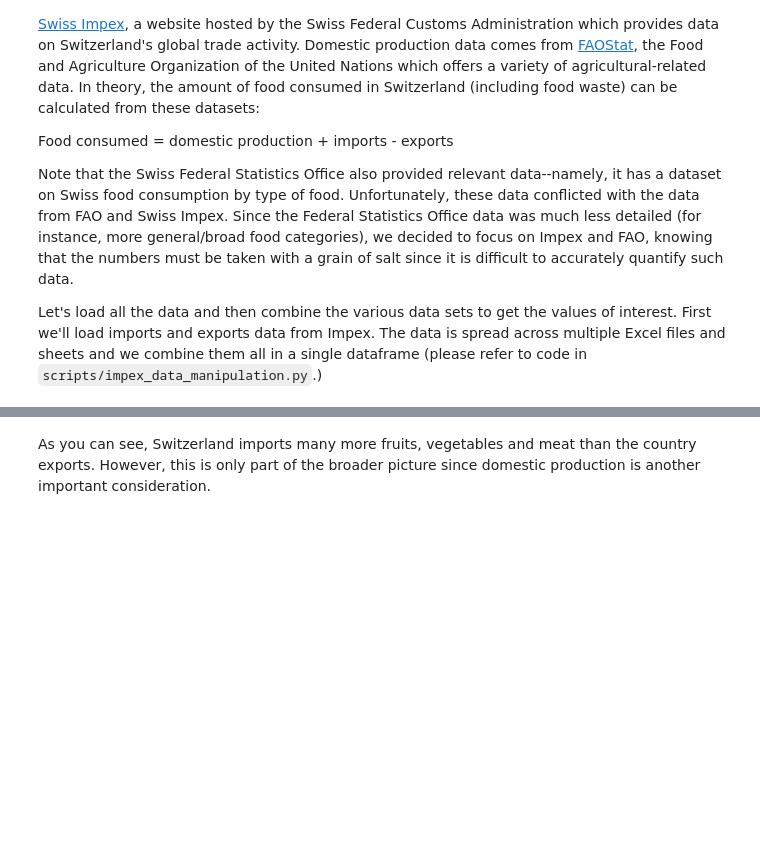
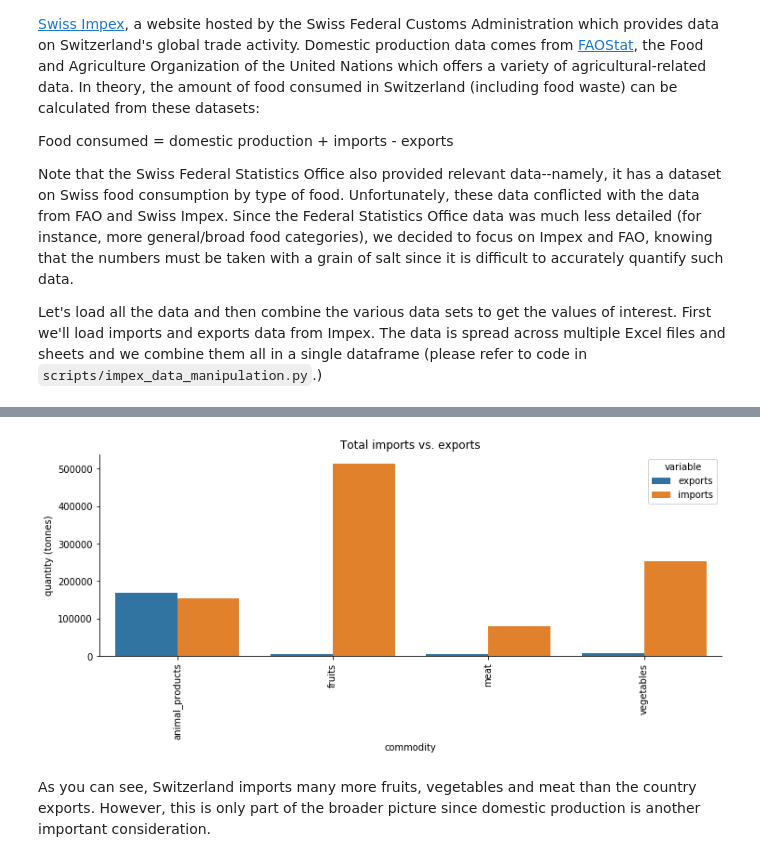
Before and after one commit to valentinoli/ada-2019-project-adagio, a Jupyter notebook: src/project.ipynb, the cells around one changed output, grey strips where cells are left out. Cells and saved outputs as stored; diff of their text form; code cells hidden in the pictures; blank space fills up the shorter version.

Commit message:
Change dataframe manipulation

```diff
--- a/src/project.ipynb
+++ b/src/project.ipynb
@@ -46,0 +55,12 @@ impex_total.head()
+# %%
+# 1. Select only first row (total), creates a series
+# 2. Drop trade values (only consider quantity)
+# 3. Drop fourth level (metric)
+# 4. Unstack first level (variable) to create a dataframe
+impex_total = (
+    impex.iloc[0]
+    .drop("value", level="metric")
+    .droplevel("metric")
+    .unstack("variable")
+)
+impex_total
@@ -46,0 +84,5 @@ impex_total.head()
+# %%
+# 1. Group by meta-type
+# 2. Sum the totals
+# 3. Unstack the columns to create a Series
+impex_total_metatype = impex_total.groupby("type").sum().unstack()
@@ -47,21 +102,18 @@ impex_total.head()
 # %%
-data = pd.DataFrame(impex.iloc[0]).drop("value", level=3).droplevel([1, 3])
-data.index = data.index.set_names(["type", "metric"])
-
-data.reset_index(inplace=True)
-
-data["total"] = data.total / 1000
-
 plt.figure(figsize=(12, 4))
-ax = sns.barplot(x="type", y="total", hue="metric", data=data)
+ax = sns.barplot(
+    x=impex_total_metatype.index.get_level_values("type"),
+    y=impex_total_metatype.values / 1000,  # kg --> tonnes
+    hue=impex_total_metatype.index.get_level_values("variable"),
+)
 
 ax.set(
-    title="Total imports vs. exports",
-    xlabel="Commodity",
-    ylabel="Quantity (tonnes)"
+    title="Total imports vs. exports", xlabel="commodity", ylabel="quantity (tonnes)"
 )
 plt.xticks(rotation=90)
 sns.despine();
+# %% [output]
+[figure, added]
 # %% [markdown]
 As you can see, Switzerland imports many more fruits, vegetables and meat than the country exports. However, this is only part of the broader picture since domestic production is another important consideration.
 # %% [markdown]
```
Also changed, not shown: parts of 18 cells of this notebook, 2 other files.
